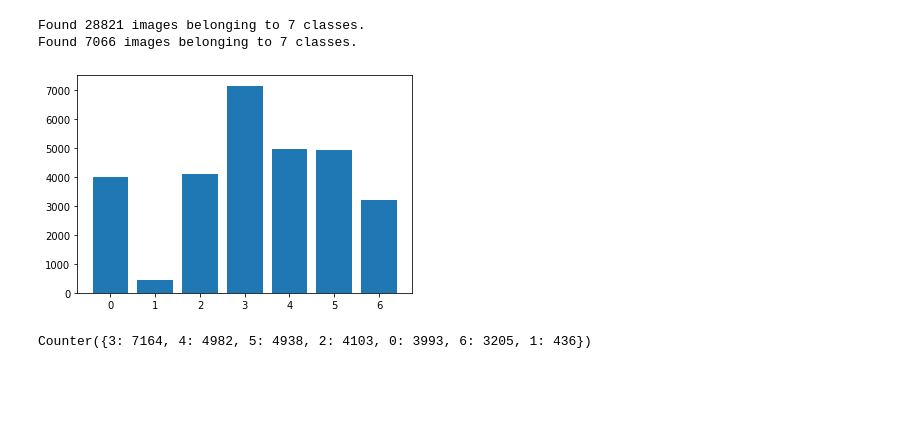
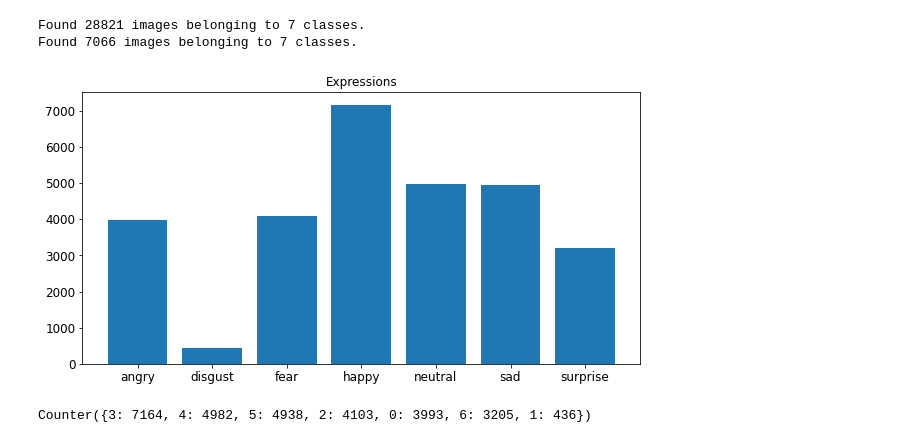
Before and after one commit to Ayuniarfina/Final-Project-Bangkit---JKT4-B, a Jupyter notebook: basemodel.ipynb, the cells around one changed output. Saved outputs shown, nothing was run; the diff lists cells and outputs as text; code cells hidden in the pictures; blank space fills up the shorter version.

```diff
--- a/basemodel.ipynb
+++ b/basemodel.ipynb
@@ -42,14 +42,21 @@ testgenerator = test_datagen.flow_from_directory(
 # %% [output]
 Found 28821 images belonging to 7 classes.
 Found 7066 images belonging to 7 classes.
-# %%
-trainset = collections.Counter(traingenerator.classes)
-plt.bar(trainset.keys(), trainset.values())
-plt.show()
-print(trainset)
-# %% [output]
-[figure, removed]
-Counter({3: 7164, 4: 4982, 5: 4938, 2: 4103, 0: 3993, 6: 3205, 1: 436})
+# %%
+trainset = collections.Counter(traingenerator.classes)
+plt.figure(figsize=(10,5))
+plt.bar(trainset.keys(), trainset.values())
+xlabel = ['angry','disgust','fear','happy','neutral','sad','surprise']
+plt.xticks(ticks=[0,1,2,3,4,5,6], labels=xlabel)
+plt.tick_params(axis="x", labelsize=12)
+plt.tick_params(axis="y", labelsize=12)
+plt.title('Expressions')
+plt.show()
+
+print(trainset)
+# %% [output]
+[figure, added]
+Counter({3: 7164, 4: 4982, 5: 4938, 2: 4103, 0: 3993, 6: 3205, 1: 436})
 # %%
 model = tf.keras.models.Sequential([
   tf.keras.layers.Conv2D(8, (3,3), activation='relu', input_shape=(48,48,3)),
```
Also changed, not shown: parts of 17 cells of this notebook.
